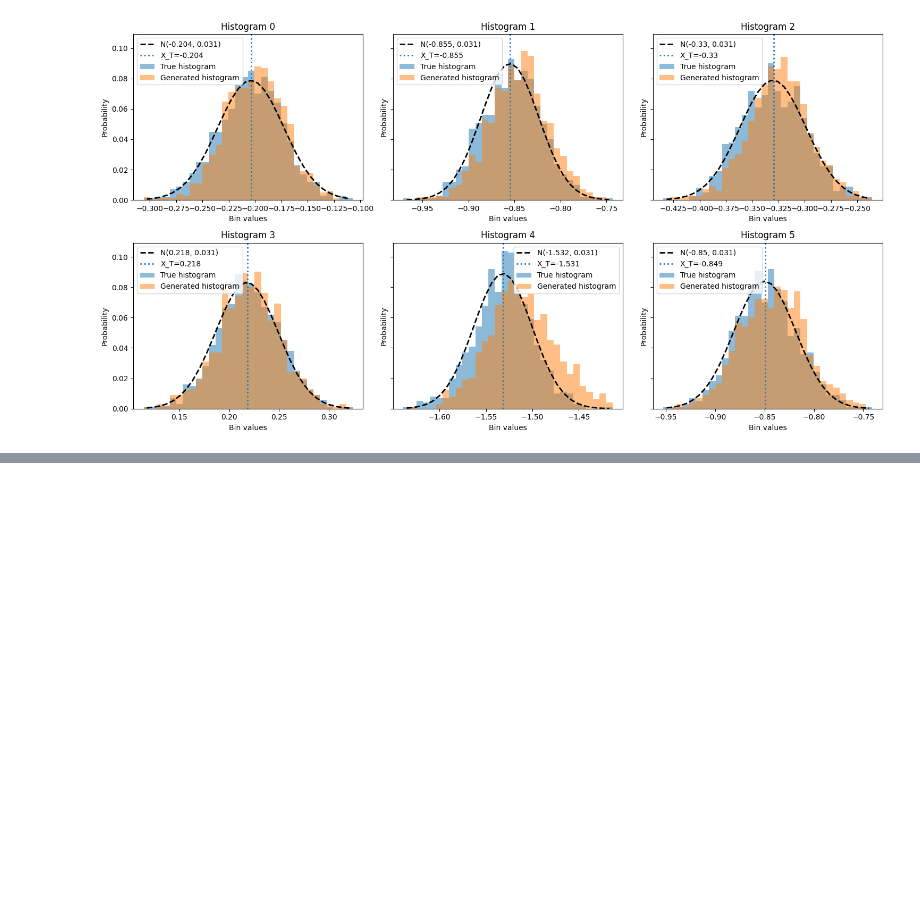
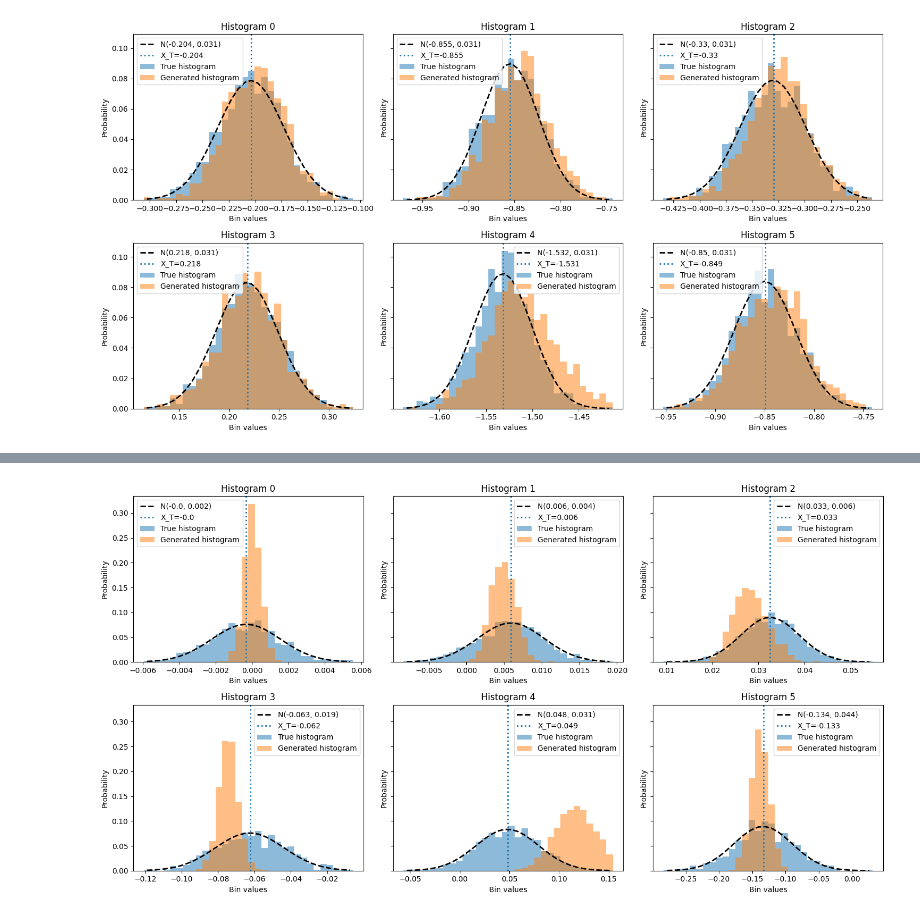
Before and after one commit to matteorofrano/CGAN-for-probability-distribution-generation, a Jupyter notebook: tests.ipynb, the cells around one changed output, grey strips where cells are left out. Drawn from its saved outputs; the diff is of its cells as text; code cells hidden in the pictures; blank space fills up the shorter version.

```diff
--- a/tests.ipynb
+++ b/tests.ipynb
@@ -1414,0 +1592,11 @@ plot_bin_dist(true_pdfs, generated_pdfs,
+# %%
+means = sim.means
+stds = sim.stds
+plot_bin_dist(true_pdfs, generated_pdfs,
+            bins_values=bin_edges_list,
+            X_T=paths[:, -1],
+            stds=stds,
+            means=means,
+            zoom=False)
+# %% [output]
+[figure, added]
```
Also changed, not shown: parts of 7 cells of this notebook, 22 other files.
